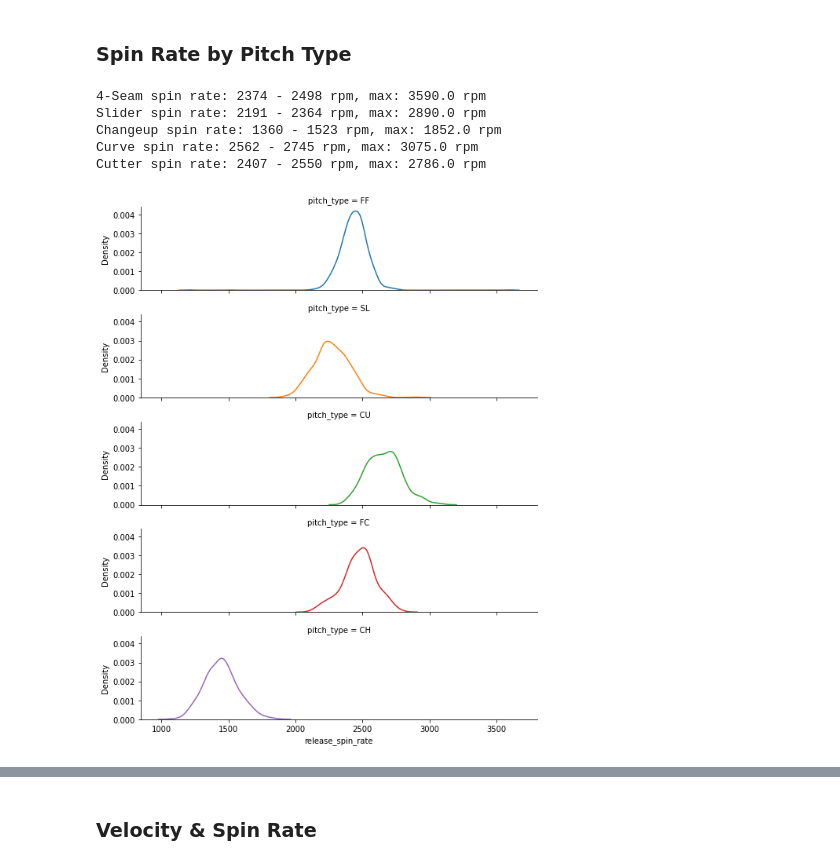
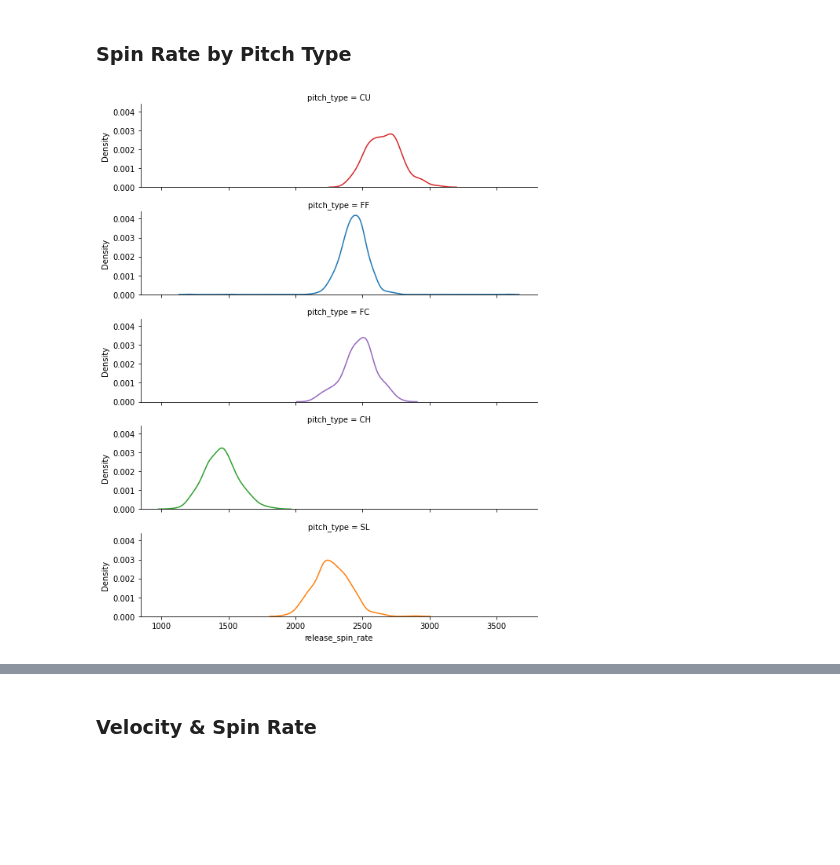
Before and after one commit to anthonyzurke/player-analysis, a Jupyter notebook: pitchers/scherzer-scoutingreport.ipynb, the cells around one changed output, grey strips where cells are left out. Saved outputs shown, nothing was run; the diff lists cells and outputs as text; code cells hidden in the pictures; blank space fills up the shorter version.

```diff
--- a/pitchers/scherzer-scoutingreport.ipynb
+++ b/pitchers/scherzer-scoutingreport.ipynb
@@ -172,22 +178,8 @@ ax.set_title('Spin Axis', fontdict = font_title, pad = 15);
 # %% [markdown]
 ### Spin Rate by Pitch Type
 # %%
-g = sns.FacetGrid(scherzer, row = 'pitch_type', hue = 'pitch_type', height = 2, aspect = 4, );
-g.map(sns.kdeplot, 'release_spin_rate', palette = 'tab10')
-print('4-Seam spin rate:',round(ff['release_spin_rate'].quantile(.25)),
-      '-',round(ff['release_spin_rate'].quantile(.75)),'rpm,','max:',round(ff['release_spin_rate'].max(),2),'rpm')
-print('Slider spin rate:',round(sl['release_spin_rate'].quantile(.25)),'-',
-      round(sl['release_spin_rate'].quantile(.75)),'rpm,','max:', round(sl['release_spin_rate'].max(), 2), 'rpm')
-print('Changeup spin rate:',round(ch['release_spin_rate'].quantile(.25)),'-',
-      round(ch['release_spin_rate'].quantile(.75)),'rpm,','max:',round(ch['release_spin_rate'].max(), 2),'rpm')
-print('Curve spin rate:',round(cu['release_spin_rate'].quantile(.25)),'-',
-      round(cu['release_spin_rate'].quantile(.75)), 'rpm,','max:',round(cu['release_spin_rate'].max(), 2),'rpm')
-print('Cutter spin rate:',round(fc['release_spin_rate'].quantile(.25)),'-',
-      round(fc['release_spin_rate'].quantile(.75)),'rpm,','max:',round(fc['release_spin_rate'].max(), 2),'rpm');
+g = sns.FacetGrid(data = scherzer, row = 'pitch_type', hue = 'pitch_type',
+                  height = 2, aspect = 4, hue_order = order)
+g.map(sns.kdeplot, 'release_spin_rate', palette = 'tab10');
 # %% [output]
-4-Seam spin rate: 2374 - 2498 rpm, max: 3590.0 rpm
-Slider spin rate: 2191 - 2364 rpm, max: 2890.0 rpm
-Changeup spin rate: 1360 - 1523 rpm, max: 1852.0 rpm
-Curve spin rate: 2562 - 2745 rpm, max: 3075.0 rpm
-Cutter spin rate: 2407 - 2550 rpm, max: 2786.0 rpm
-[figure, old version]
+[figure, new version]
```
Also changed, not shown: parts of 40 cells of this notebook, 1 other file.
